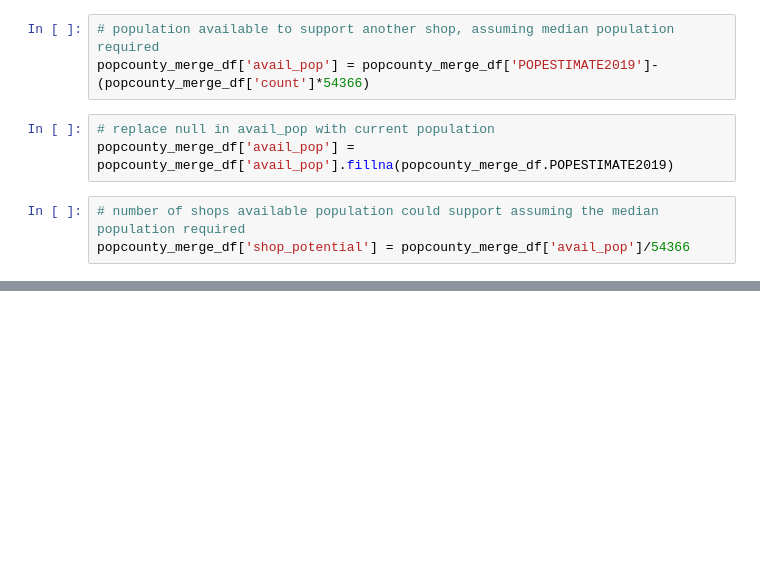
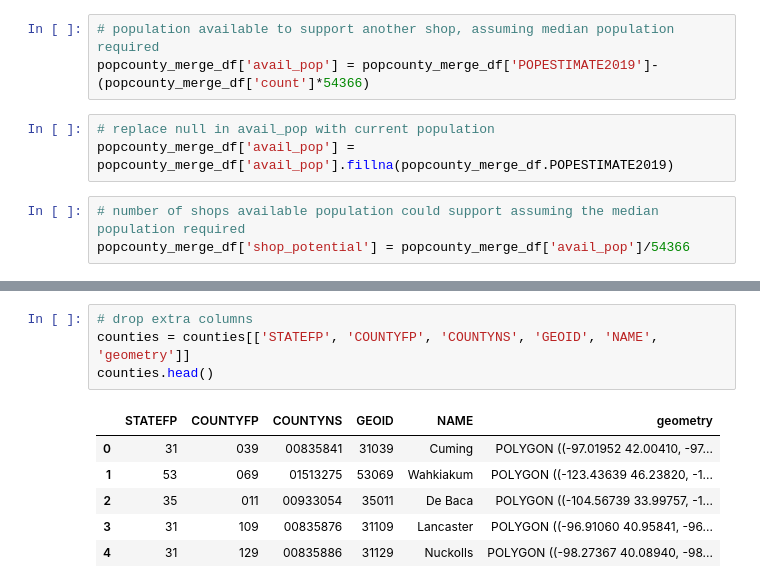
Before and after one commit to tfwhitesell/ravelry_capstone, a Jupyter notebook: notebooks/new_shop_locations.ipynb, the cells around one changed output, grey strips where cells are left out. Saved outputs shown, nothing was run; the diff lists cells and outputs as text; blank space fills up the shorter version.

```diff
--- a/notebooks/new_shop_locations.ipynb
+++ b/notebooks/new_shop_locations.ipynb
@@ -285,0 +314,11 @@ popcounty_merge_df['shop_potential'] = popcounty_merge_df['avail_pop']/54366
+# %%
+# drop extra columns
+counties = counties[['STATEFP', 'COUNTYFP', 'COUNTYNS', 'GEOID', 'NAME', 'geometry']]
+counties.head()
+# %% [output]
+|  | STATEFP | COUNTYFP | COUNTYNS | GEOID | NAME | geometry |
+| 0 | 31 | 039 | 00835841 | 31039 | Cuming | POLYGON ((-97.01952 42.00410, -97... |
+| 1 | 53 | 069 | 01513275 | 53069 | Wahkiakum | POLYGON ((-123.43639 46.23820, -1... |
+| 2 | 35 | 011 | 00933054 | 35011 | De Baca | POLYGON ((-104.56739 33.99757, -1... |
+| 3 | 31 | 109 | 00835876 | 31109 | Lancaster | POLYGON ((-96.91060 40.95841, -96... |
+| 4 | 31 | 129 | 00835886 | 31129 | Nuckolls | POLYGON ((-98.27367 40.08940, -98... |
```
Also changed, not shown: parts of 25 cells of this notebook, 4 other files.
